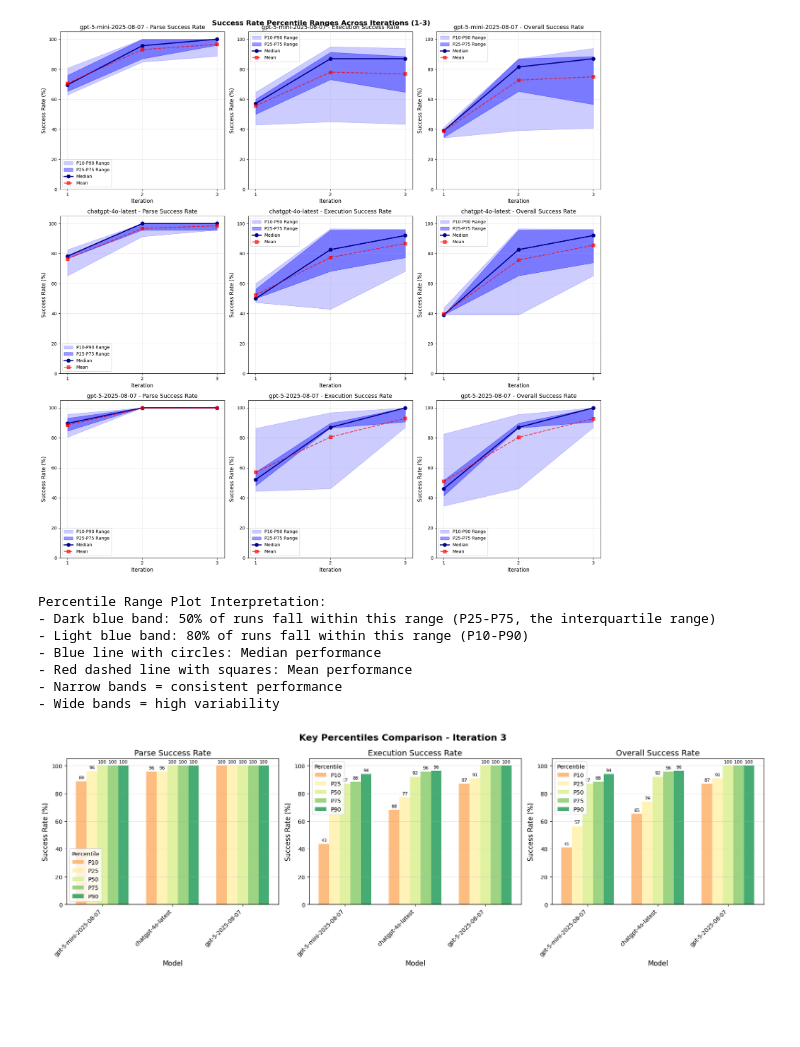
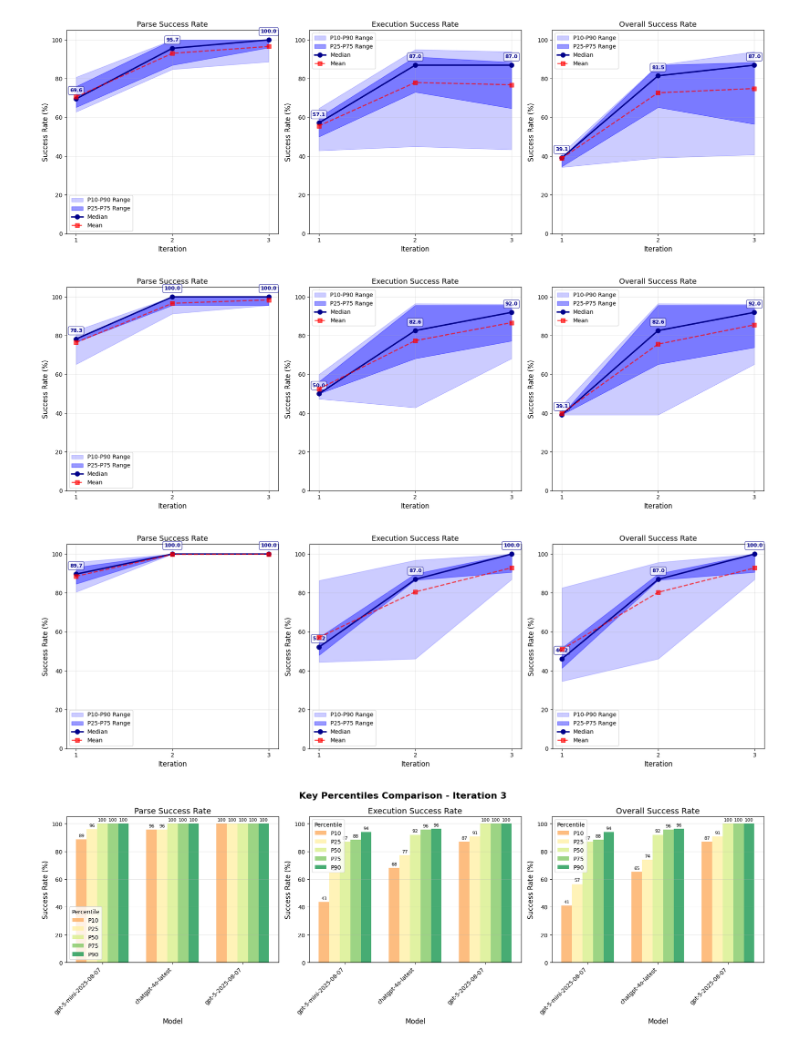
Before and after one commit to sDaners/tesis, a Jupyter notebook: graphs.ipynb, the cells around one changed output. Drawn from its saved outputs; the diff is of its cells as text; code cells hidden in the pictures; blank space fills up the shorter version.

```diff
--- a/graphs.ipynb
+++ b/graphs.ipynb
@@ -1,5 +1,6 @@
 # %%
 TARGET_ITERATION = 3
+SHOW_TITLES = False
 # %%
 import json
 import matplotlib.pyplot as plt
@@ -433,9 +434,10 @@ for idx, (model, ax) in enumerate(zip(models, axes)):
     ax.axvline(median_val, color='green', linestyle='--', linewidth=2, label=f'Median: {median_val:.0f}')
 
     # Set title and labels
-    ax.set_title(f'{model} - Total Statements Distribution\n'
-                 f'(n={len(statements)} iterations, σ={std_val:.2f})',
-                 fontsize=12, fontweight='bold')
+    if SHOW_TITLES:
+        ax.set_title(f'{model} - Total Statements Distribution\n'
+                    f'(n={len(statements)} iterations, σ={std_val:.2f})',
+                    fontsize=12, fontweight='bold')
     ax.set_xlabel('Total Statements', fontsize=11)
     ax.set_ylabel('Frequency', fontsize=11)
     ax.legend(loc='upper right', fontsize=10)
@@ -716,22 +646,17 @@ CDF Plot Interpretation:
 # %%
-# 2. Percentile Range Plot - Shows distribution across iterations
 # Displays P25-P75 as boxes and P10-P90 as whiskers
-
-fig, axes = plt.subplots(len(model_data), 3, figsize=(18, 6 * len(model_data)))
-if len(model_data) == 1:
-    axes = axes.reshape(1, -1)  # Ensure 2D array for single model
-
-fig.suptitle(f'Success Rate Percentile Ranges Across Iterations (1-{TARGET_ITERATION})',
-             fontsize=16, fontweight='bold')
 
 metrics = ['parse', 'execution', 'overall']
 metric_names = ['Parse Success Rate', 'Execution Success Rate', 'Overall Success Rate']
 
-for model_idx, (model_name, model_info) in enumerate(model_data.items()):
+for model_name, model_info in model_data.items():
+
+    fig, axes = plt.subplots(1, 3, figsize=(18, 6))
+
     iteration_data = model_info['iteration_data']
 
     for metric_idx, (metric, metric_name) in enumerate(zip(metrics, metric_names)):
-        ax = axes[model_idx, metric_idx]
+        ax = axes[metric_idx]
 
         # Collect percentile data for each iteration
         iterations = list(range(1, TARGET_ITERATION + 1))
@@ -749,52 +674,51 @@ for model_idx, (model_name, model_info) in enumerate(model_data.items()):
             p10s.append(np.percentile(rates, 10))
             p25s.append(np.percentile(rates, 25))
             p75s.append(np.percentile(rates, 75))
             p90s.append(np.percentile(rates, 90))
 
         # Plot the percentile ranges
         x = np.array(iterations)
 
         # P10-P90 range (lighter shade)
         ax.fill_between(x, p10s, p90s, alpha=0.2, color='blue', label='P10-P90 Range')
 
         # P25-P75 range (darker shade) - IQR
         ax.fill_between(x, p25s, p75s, alpha=0.4, color='blue', label='P25-P75 Range')
 
         # Median line
         ax.plot(x, medians, 'o-', linewidth=2.5, markersize=8, color='darkblue',
                 label='Median', zorder=5)
 
         # Mean line
         ax.plot(x, means, 's--', linewidth=2, markersize=7, color='red',
                 label='Mean', alpha=0.7, zorder=5)
 
+        # Numeric labels for median values
+        for i, (iter_x, median_val) in enumerate(zip(x, medians)):
+            ax.annotate(f'{median_val:.1f}',
+                       xy=(iter_x, median_val),
+                       xytext=(0, 10),
+                       textcoords="offset points",
+                       ha='center', va='bottom',
+                       fontsize=9, fontweight='bold',
+                       color='darkblue',
+                       bbox=dict(boxstyle='round,pad=0.3', facecolor='white',
+                                edgecolor='darkblue', alpha=0.7))
+
         ax.set_xlabel('Iteration', fontsize=12)
         ax.set_ylabel('Success Rate (%)', fontsize=12)
-        ax.set_title(f'{model_name} - {metric_name}', fontsize=13)
+        ax.set_title(f'{metric_name}', fontsize=13)
         ax.set_xticks(iterations)
         ax.legend(loc='best')
         ax.grid(True, alpha=0.3)
         ax.set_ylim([0, 105])
 
-plt.tight_layout()
-plt.show()
-
-print("Percentile Range Plot Interpretation:")
-print("- Dark blue band: 50% of runs fall within this range (P25-P75, the interquartile range)")
-print("- Light blue band: 80% of runs fall within this range (P10-P90)")
-print("- Blue line with circles: Median performance")
-print("- Red dashed line with squares: Mean performance")
-print("- Narrow bands = consistent performance")
-print("- Wide bands = high variability")
+    plt.tight_layout()
+    plt.show()
 # %% [output]
-[figure, old version]
+[figure, new version]
-Percentile Range Plot Interpretation:
-- Dark blue band: 50% of runs fall within this range (P25-P75, the interquartile range)
-- Light blue band: 80% of runs fall within this range (P10-P90)
-- Blue line with circles: Median performance
-- Red dashed line with squares: Mean performance
-- Narrow bands = consistent performance
-- Wide bands = high variability
+[figure, added]
+[figure, added]
 # %%
 # 3. BONUS: Percentile Comparison Bar Chart
 # Compare specific percentiles across models for Iteration TARGET_ITERATION
```
Also changed, not shown: parts of 6 cells of this notebook, 9 other files.
